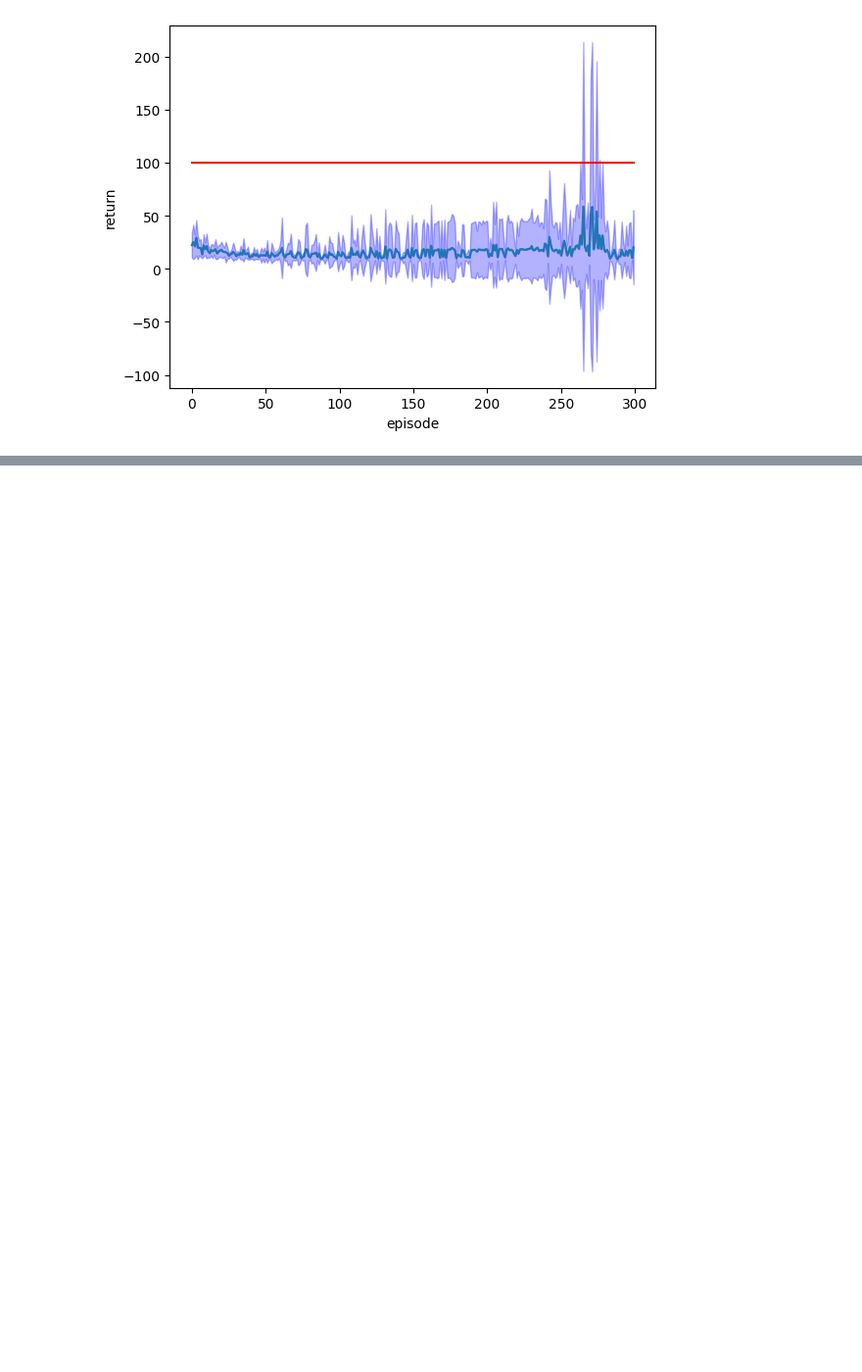
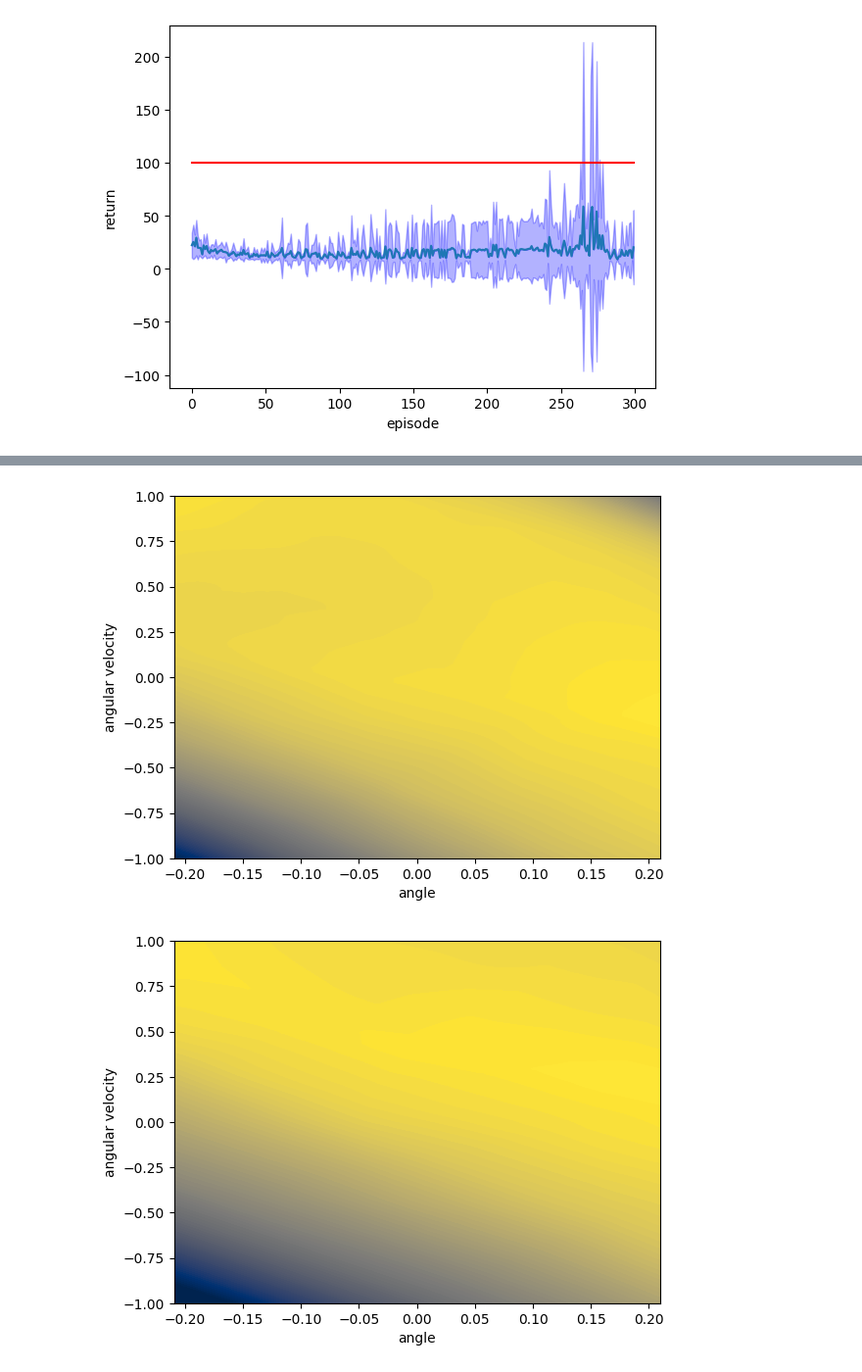
Before and after one commit to VV-A-VV/RL_CW2, a Jupyter notebook: my_implementation.ipynb, the cells around one changed output, grey strips where cells are left out. Shown at 98% size. Saved outputs shown, nothing was run; the diff lists cells and outputs as text; code cells hidden in the pictures; blank space fills up the shorter version.

```diff
--- a/my_implementation.ipynb
+++ b/my_implementation.ipynb
@@ -200,0 +356,7 @@ plt.show()
+# %%
+plot_graphs(-0.5,True)
+plot_graphs(-1,True)
+plot_graphs(-2,True)
+# %% [output]
+[figure, added]
+[figure, added]
```
Also changed, not shown: parts of 12 cells of this notebook, 53 other files.
